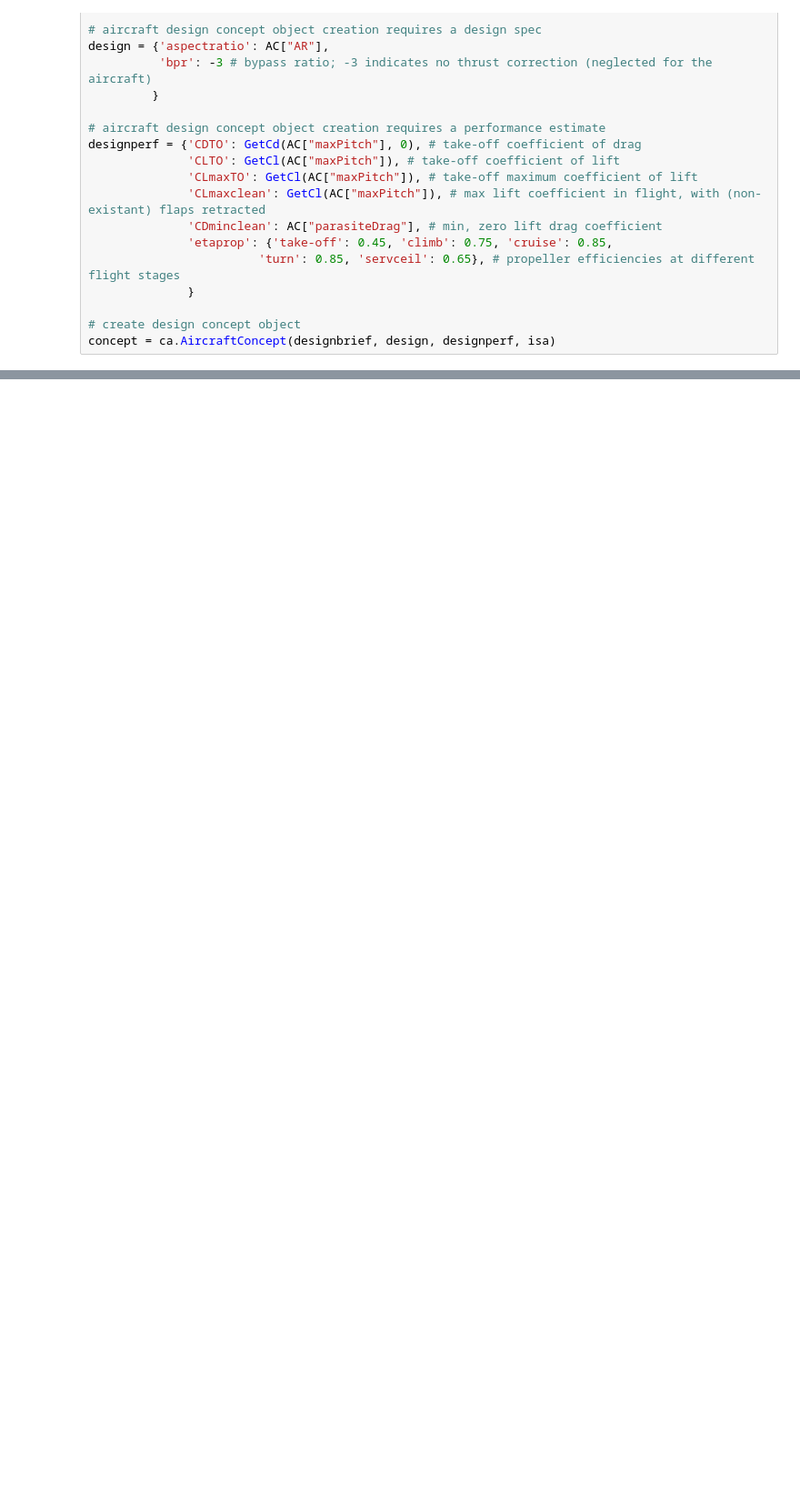
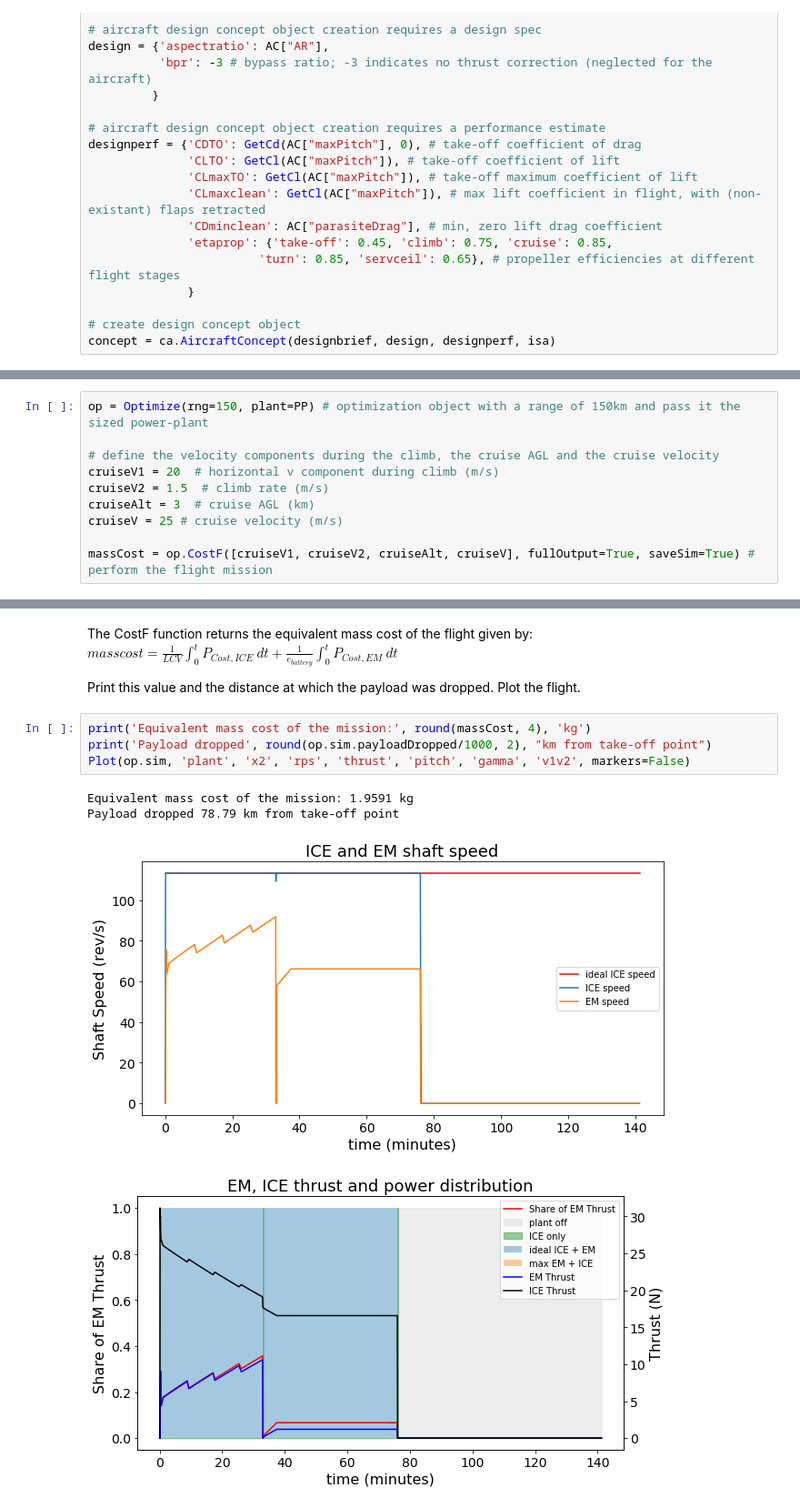
Before and after one commit to HansDy/IP, a Jupyter notebook: Optimizer example.ipynb, the cells around one changed output, grey strips where cells are left out. Shown at 91% size. Saved outputs shown, nothing was run; the diff lists cells and outputs as text; blank space fills up the shorter version.

```diff
--- a/Optimizer example.ipynb
+++ b/Optimizer example.ipynb
@@ -140,0 +254,10 @@ New motor mass: 0.1365833745852342
+# %%
+op = Optimize(rng=150, plant=PP) # optimization object with a range of 150km and pass it the sized power-plant
+
+# define the velocity components during the climb, the cruise AGL and the cruise velocity
+cruiseV1 = 20  # horizontal v component during climb (m/s)
+cruiseV2 = 1.5  # climb rate (m/s)
+cruiseAlt = 3  # cruise AGL (km)
+cruiseV = 25 # cruise velocity (m/s)
+
+massCost = op.CostF([cruiseV1, cruiseV2, cruiseAlt, cruiseV], fullOutput=True, saveSim=True) # perform the flight mission
@@ -140,0 +282,14 @@ New motor mass: 0.1365833745852342
+# %% [markdown]
+The CostF function returns the equivalent mass cost of the flight given by:
+$ mass cost = \frac{1}{LCV} \int_{0}^{t} P_{Cost, ICE} \ dt + \frac{1}{e_{battery}} \int_{0}^{t} P_{Cost, EM} \ dt $
+
+Print this value and the distance at which the payload was dropped. Plot the flight.
+# %%
+print('Equivalent mass cost of the mission:', round(massCost, 4), 'kg')
+print('Payload dropped', round(op.sim.payloadDropped/1000, 2), "km from take-off point")
+Plot(op.sim, 'plant', 'x2', 'rps', 'thrust', 'pitch', 'gamma', 'v1v2', markers=False)
+# %% [output]
+Equivalent mass cost of the mission: 1.9591 kg
+Payload dropped 78.79 km from take-off point
+[figure, added]
+[figure, added]
```
Also changed, not shown: parts of 44 cells of this notebook, 6 other files.
